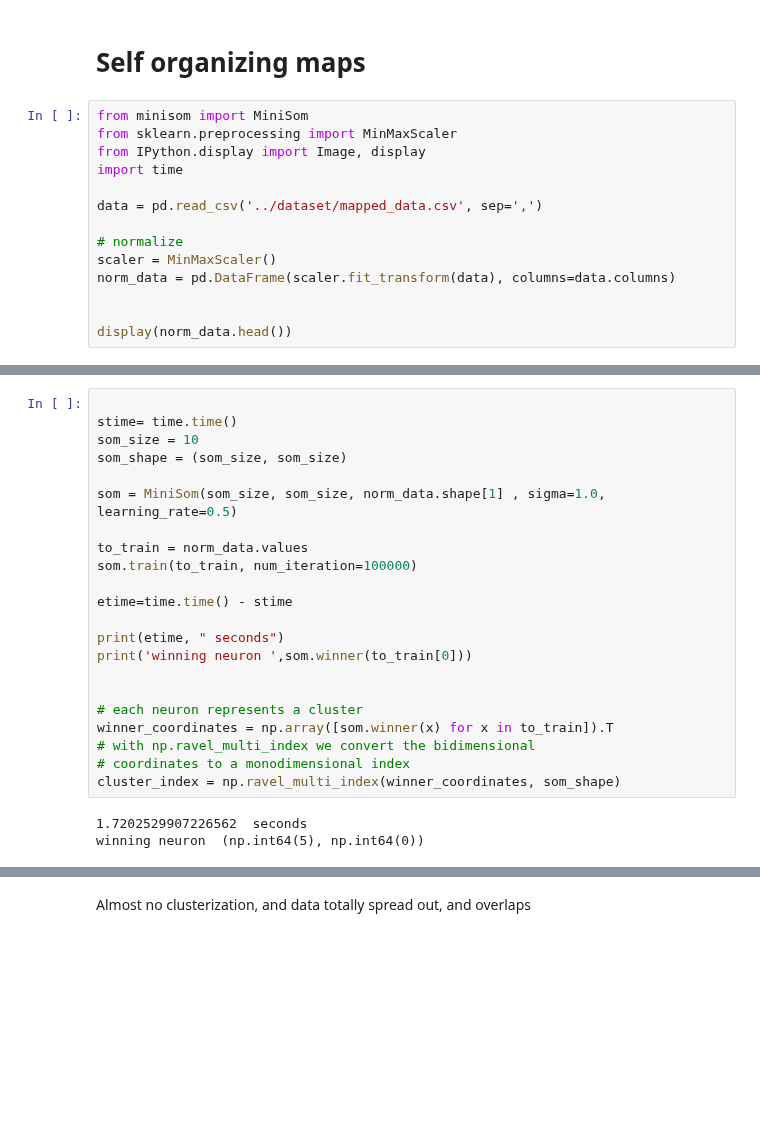
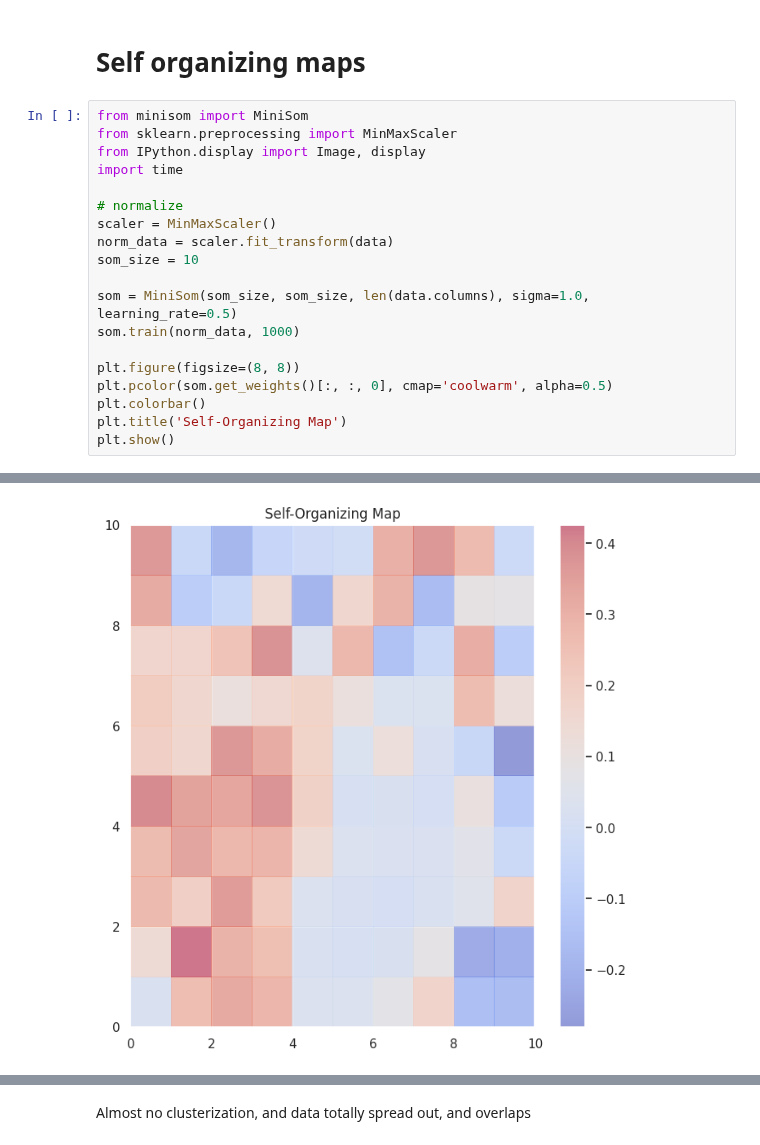
Before and after one commit to victorhg/aai-500-final-project, a Jupyter notebook: notebooks/price_analysis.ipynb, the cells around one changed output, grey strips where cells are left out. Drawn from its saved outputs; the diff is of its cells as text; blank space fills up the shorter version.

```diff
--- a/notebooks/price_analysis.ipynb
+++ b/notebooks/price_analysis.ipynb
@@ -237,12 +203,17 @@ from sklearn.preprocessing import MinMaxScaler
 from IPython.display import Image, display
 import time
 
-data = pd.read_csv('../dataset/mapped_data.csv', sep=',')
-
 # normalize
 scaler = MinMaxScaler()
-norm_data = pd.DataFrame(scaler.fit_transform(data), columns=data.columns)
+norm_data = scaler.fit_transform(data)
+som_size = 10
 
+som = MiniSom(som_size, som_size, len(data.columns), sigma=1.0, learning_rate=0.5)
+som.train(norm_data, 1000)
 
-display(norm_data.head())
+plt.figure(figsize=(8, 8))
+plt.pcolor(som.get_weights()[:, :, 0], cmap='coolwarm', alpha=0.5)
+plt.colorbar()
+plt.title('Self-Organizing Map')
+plt.show()
 # %% [output]
@@ -255,25 +220 @@ display(norm_data.head())
+[figure, added]
-# %%
-
-stime= time.time()
-som_size = 10
-som_shape = (som_size, som_size)
-
-som = MiniSom(som_size, som_size, norm_data.shape[1] , sigma=1.0, learning_rate=0.5)
-
-to_train = norm_data.values
-som.train(to_train, num_iteration=100000)
-
-etime=time.time() - stime
-
-print(etime, " seconds")
-print('winning neuron ',som.winner(to_train[0]))
-
-
-# each neuron represents a cluster
-winner_coordinates = np.array([som.winner(x) for x in to_train]).T
-# with np.ravel_multi_index we convert the bidimensional
-# coordinates to a monodimensional index
-cluster_index = np.ravel_multi_index(winner_coordinates, som_shape)
-# %% [output]
-1.7202529907226562  seconds
-winning neuron  (np.int64(5), np.int64(0))
```
Also changed, not shown: parts of 19 cells of this notebook, 16 other files.
